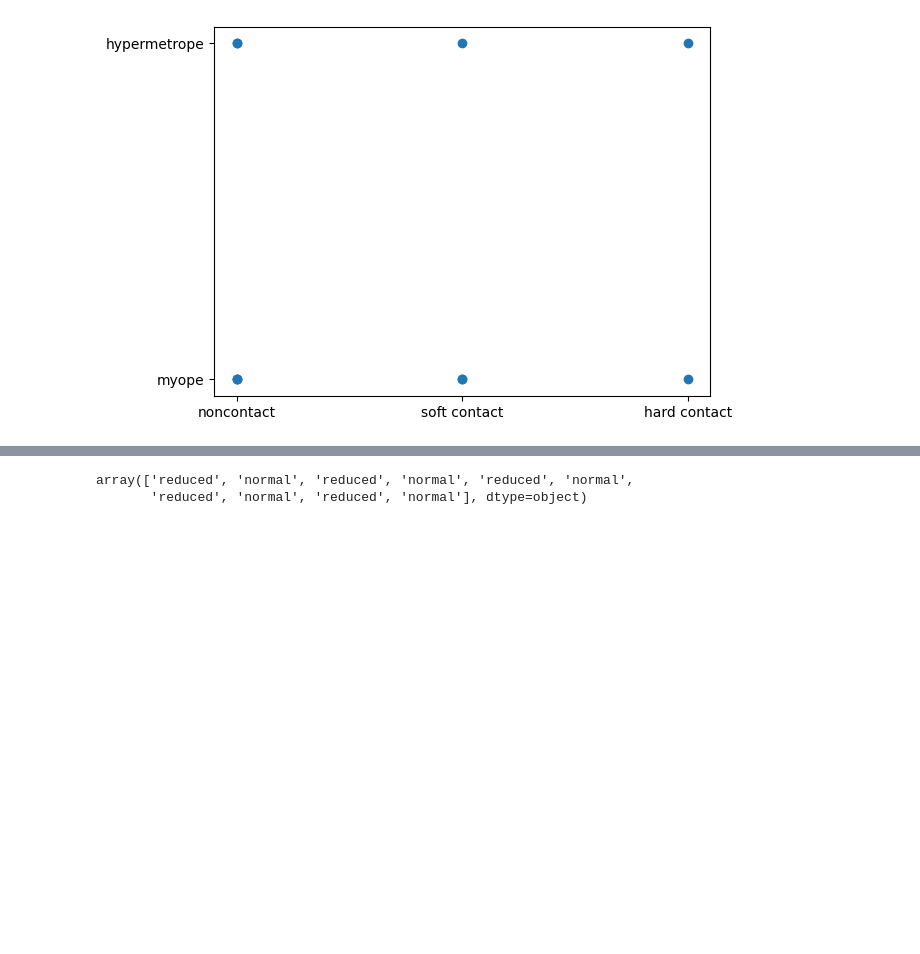
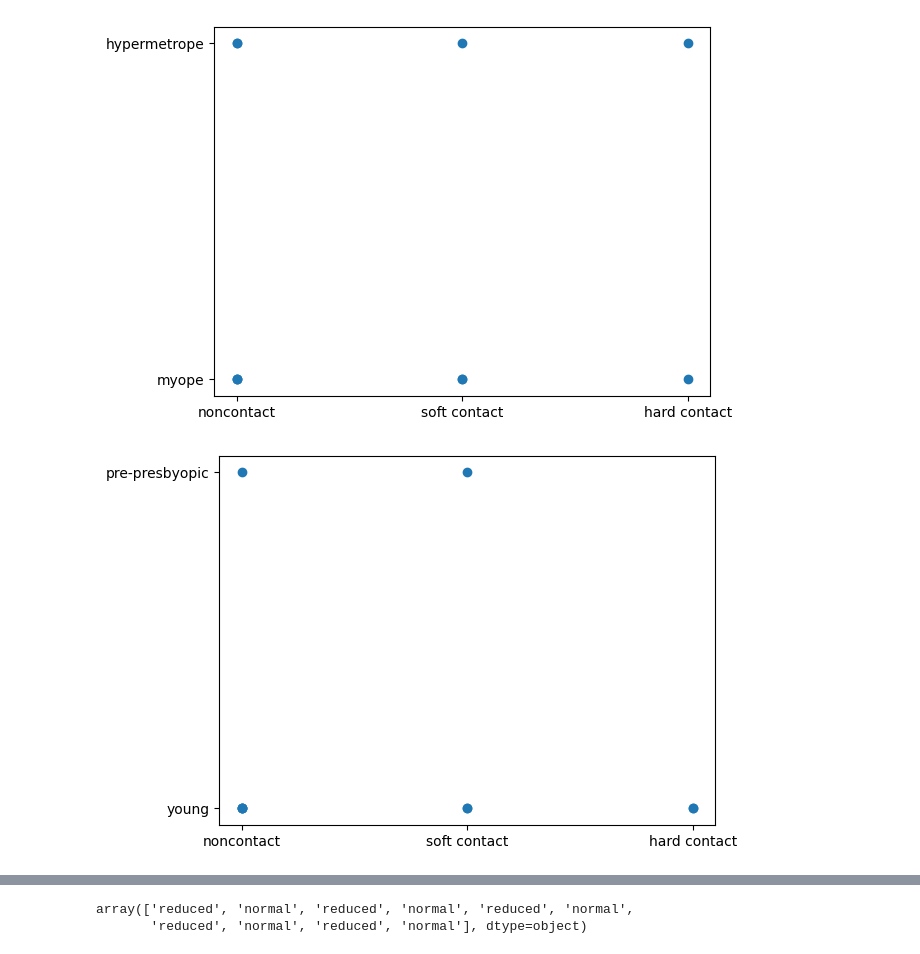
Before and after one commit to trevor-ngugi/decision-trees-AI, a Jupyter notebook: DTgroup.ipynb, the cells around one changed output, grey strips where cells are left out. Drawn from its saved outputs; the diff is of its cells as text; code cells hidden in the pictures; blank space fills up the shorter version.

```diff
--- a/DTgroup.ipynb
+++ b/DTgroup.ipynb
@@ -96,3 +89,8 @@ plt.scatter(eye_data['classLabelLenses'],eye_data['spectaclePrescription'])
 plt.show()
 # %% [output]
 [figure]
+# %%
+plt.scatter(eye_data['classLabelLenses'],eye_data['age'])
+plt.show()
+# %% [output]
+[figure, added]
```
Also changed, not shown: parts of 30 cells of this notebook, 4 other files.
